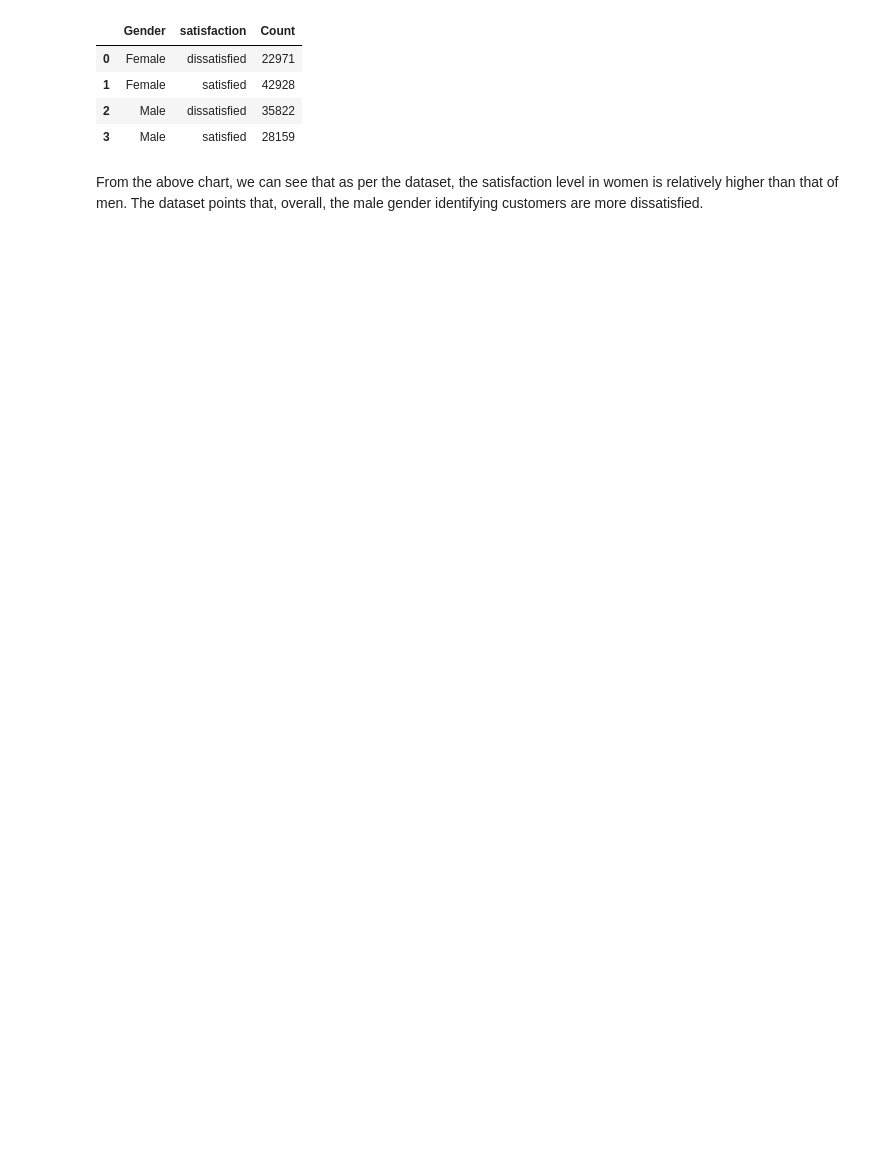
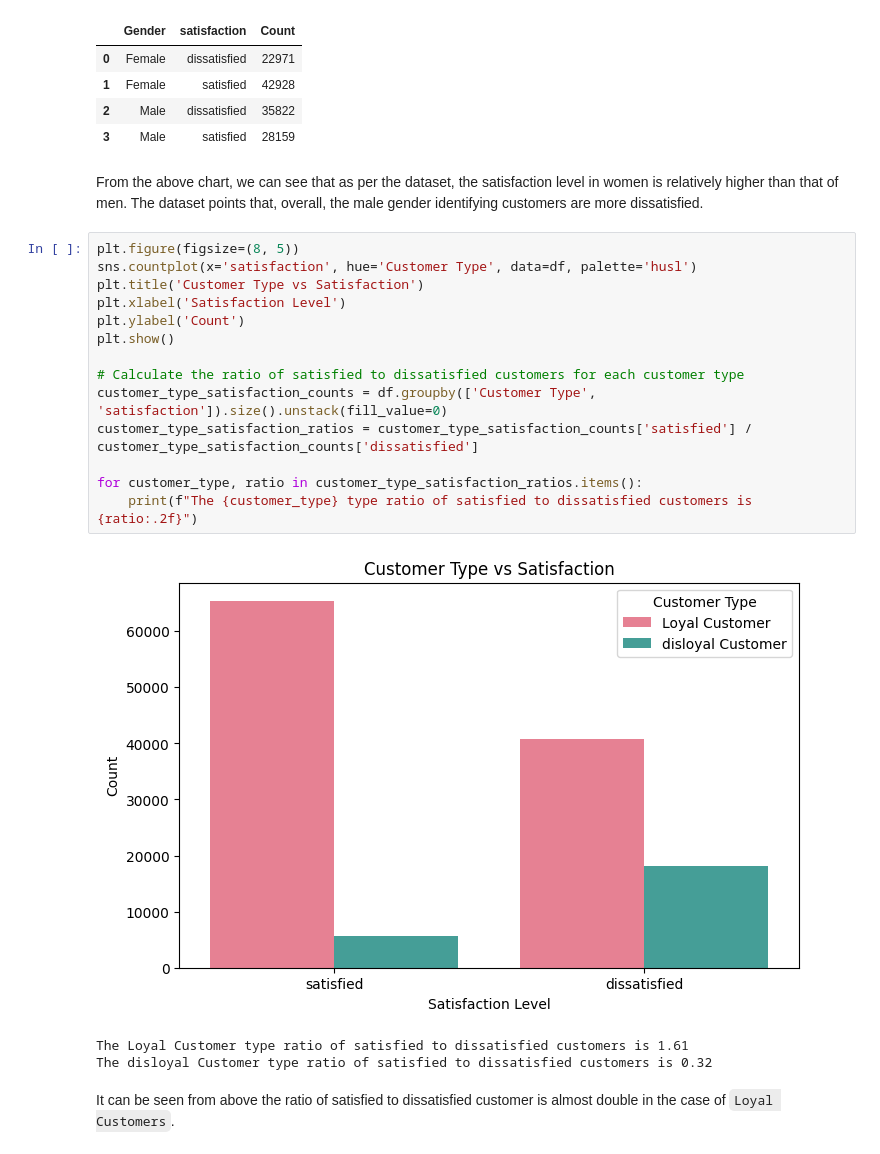
Before and after one commit to AnandSaumya/Airlines-Customer-Satisfaction, a Jupyter notebook: Airlines_Customer_Satisfaction.ipynb, the cells around one changed output. Saved outputs shown, nothing was run; the diff lists cells and outputs as text; blank space fills up the shorter version.

```diff
--- a/Airlines_Customer_Satisfaction.ipynb
+++ b/Airlines_Customer_Satisfaction.ipynb
@@ -211,3 +211,23 @@ satisfaction_counts
 | 3 | Male | satisfied | 28159 |
 # %% [markdown]
 From the above chart, we can see that as per the dataset, the satisfaction level in women is relatively higher than that of men. The dataset points that, overall, the male gender identifying customers are more dissatisfied.
+# %%
+plt.figure(figsize=(8, 5))
+sns.countplot(x='satisfaction', hue='Customer Type', data=df, palette='husl')
+plt.title('Customer Type vs Satisfaction')
+plt.xlabel('Satisfaction Level')
+plt.ylabel('Count')
+plt.show()
+
+# Calculate the ratio of satisfied to dissatisfied customers for each customer type
+customer_type_satisfaction_counts = df.groupby(['Customer Type', 'satisfaction']).size().unstack(fill_value=0)
+customer_type_satisfaction_ratios = customer_type_satisfaction_counts['satisfied'] / customer_type_satisfaction_counts['dissatisfied']
+
+for customer_type, ratio in customer_type_satisfaction_ratios.items():
+    print(f"The {customer_type} type ratio of satisfied to dissatisfied customers is {ratio:.2f}")
+# %% [output]
+[figure, added]
+The Loyal Customer type ratio of satisfied to dissatisfied customers is 1.61
+The disloyal Customer type ratio of satisfied to dissatisfied customers is 0.32
+# %% [markdown]
+It can be seen from above the ratio of satisfied to dissatisfied customer is almost double in the case of `Loyal Customers`.
```
